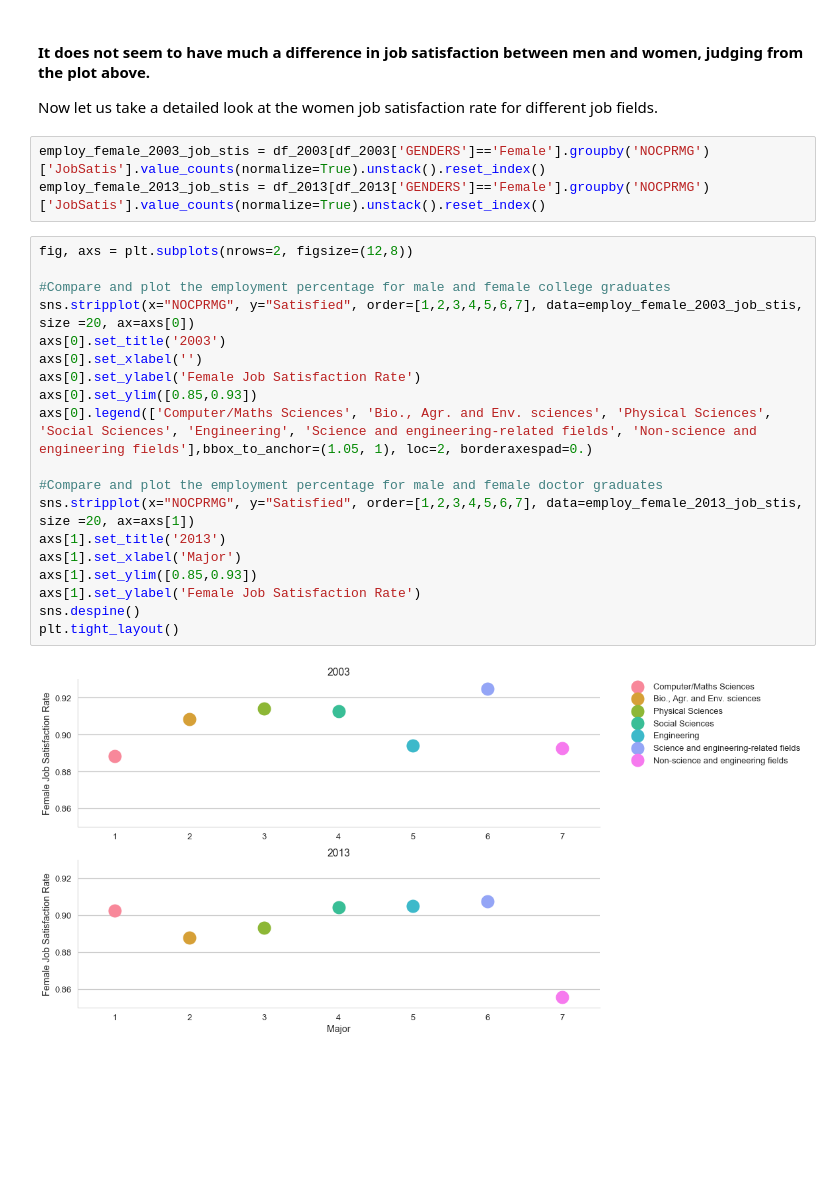
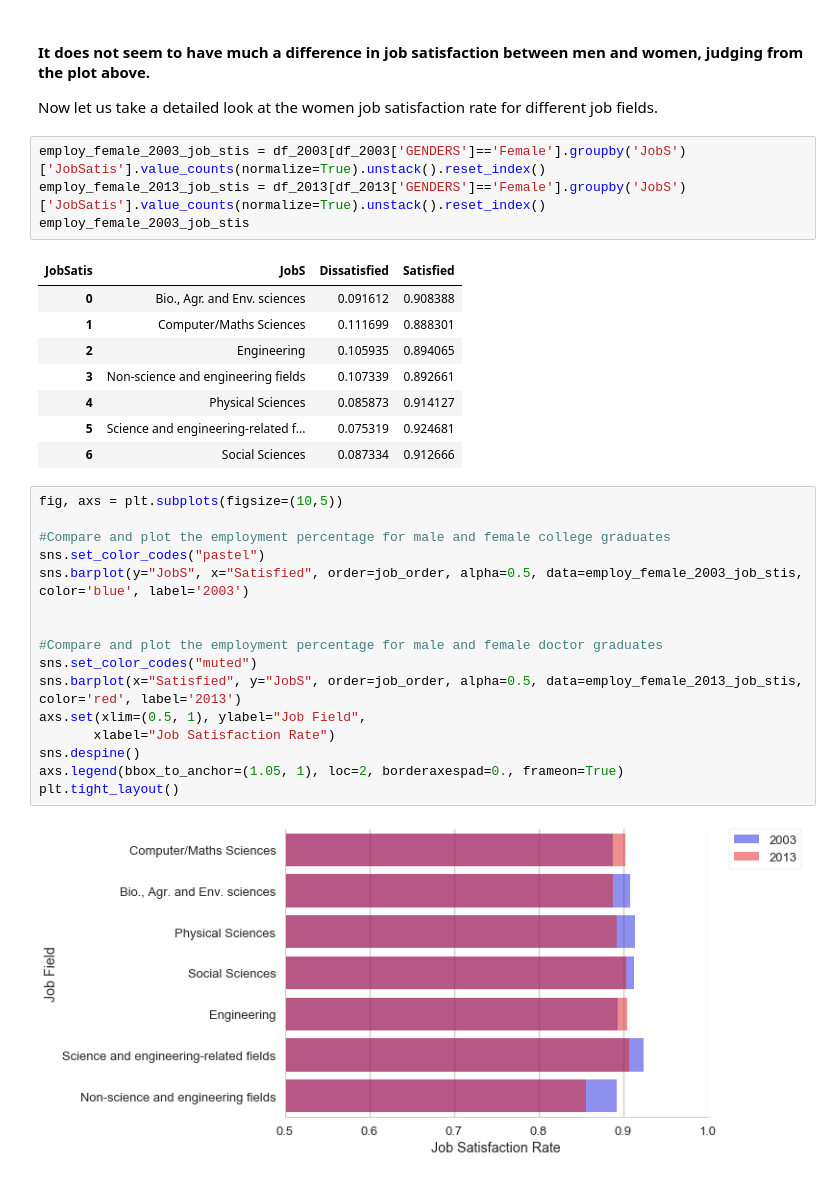
Before and after one commit to shuojiashi/women_in_stem, a Jupyter notebook: notebooks/HigherEdEDA_upload.ipynb, the cells around one changed output. Cells and saved outputs as stored; diff of their text form; blank space fills up the shorter version.

```diff
--- a/notebooks/HigherEdEDA_upload.ipynb
+++ b/notebooks/HigherEdEDA_upload.ipynb
@@ -416,26 +394,33 @@ sns.barplot(x='GENDERS', y='Satisfied', data=df_graduate_satisfy)
 
 Now let us take a detailed look at the women job satisfaction rate for different job fields.
 # %%
-employ_female_2003_job_stis = df_2003[df_2003['GENDERS']=='Female'].groupby('NOCPRMG')['JobSatis'].value_counts(normalize=True).unstack().reset_index()
-employ_female_2013_job_stis = df_2013[df_2013['GENDERS']=='Female'].groupby('NOCPRMG')['JobSatis'].value_counts(normalize=True).unstack().reset_index()
+employ_female_2003_job_stis = df_2003[df_2003['GENDERS']=='Female'].groupby('JobS')['JobSatis'].value_counts(normalize=True).unstack().reset_index()
+employ_female_2013_job_stis = df_2013[df_2013['GENDERS']=='Female'].groupby('JobS')['JobSatis'].value_counts(normalize=True).unstack().reset_index()
+employ_female_2003_job_stis
+# %% [output]
+| JobSatis | JobS | Dissatisfied | Satisfied |
+| 0 | Bio., Agr. and Env. sciences | 0.091612 | 0.908388 |
+| 1 | Computer/Maths Sciences | 0.111699 | 0.888301 |
+| 2 | Engineering | 0.105935 | 0.894065 |
+| 3 | Non-science and engineering fields | 0.107339 | 0.892661 |
+| 4 | Physical Sciences | 0.085873 | 0.914127 |
+| 5 | Science and engineering-related f... | 0.075319 | 0.924681 |
+| 6 | Social Sciences | 0.087334 | 0.912666 |
-# %%
-fig, axs = plt.subplots(nrows=2, figsize=(12,8))
-
-#Compare and plot the employment percentage for male and female college graduates
-sns.stripplot(x="NOCPRMG", y="Satisfied", order=[1,2,3,4,5,6,7], data=employ_female_2003_job_stis, size =20, ax=axs[0])
-axs[0].set_title('2003')
-axs[0].set_xlabel('')
-axs[0].set_ylabel('Female Job Satisfaction Rate')
-axs[0].set_ylim([0.85,0.93])
-axs[0].legend(['Computer/Maths Sciences', 'Bio., Agr. and Env. sciences', 'Physical Sciences', 'Social Sciences', 'Engineering', 'Science and engineering-related fields', 'Non-science and engineering fields'],bbox_to_anchor=(1.05, 1), loc=2, borderaxespad=0.)
-
-#Compare and plot the employment percentage for male and female doctor graduates
-sns.stripplot(x="NOCPRMG", y="Satisfied", order=[1,2,3,4,5,6,7], data=employ_female_2013_job_stis, size =20, ax=axs[1])
-axs[1].set_title('2013')
-axs[1].set_xlabel('Major')
-axs[1].set_ylim([0.85,0.93])
-axs[1].set_ylabel('Female Job Satisfaction Rate')
-sns.despine()
-plt.tight_layout()
-# %% [output]
-[figure, removed]
+# %%
+fig, axs = plt.subplots(figsize=(10,5))
+
+#Compare and plot the employment percentage for male and female college graduates
+sns.set_color_codes("pastel")
+sns.barplot(y="JobS", x="Satisfied", order=job_order, alpha=0.5, data=employ_female_2003_job_stis, color='blue', label='2003')
+
+
+#Compare and plot the employment percentage for male and female doctor graduates
+sns.set_color_codes("muted")
+sns.barplot(x="Satisfied", y="JobS", order=job_order, alpha=0.5, data=employ_female_2013_job_stis, color='red', label='2013')
+axs.set(xlim=(0.5, 1), ylabel="Job Field",
+       xlabel="Job Satisfaction Rate")
+sns.despine()
+axs.legend(bbox_to_anchor=(1.05, 1), loc=2, borderaxespad=0., frameon=True)
+plt.tight_layout()
+# %% [output]
+[figure, added]
```
Also changed, not shown: parts of 8 cells of this notebook.
